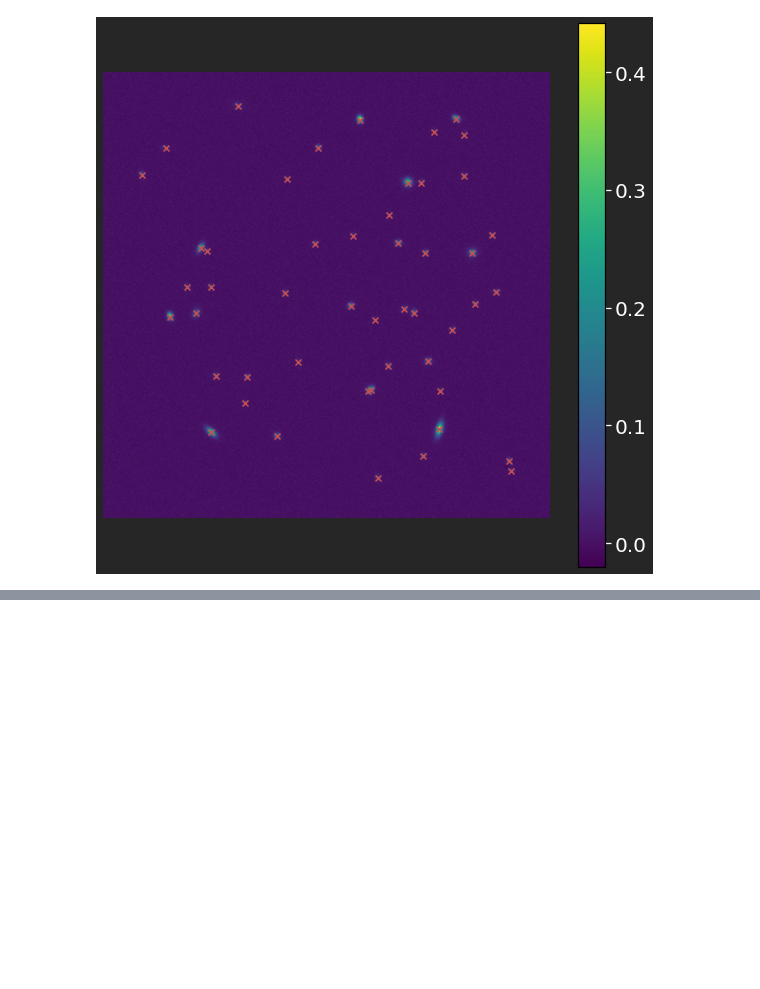
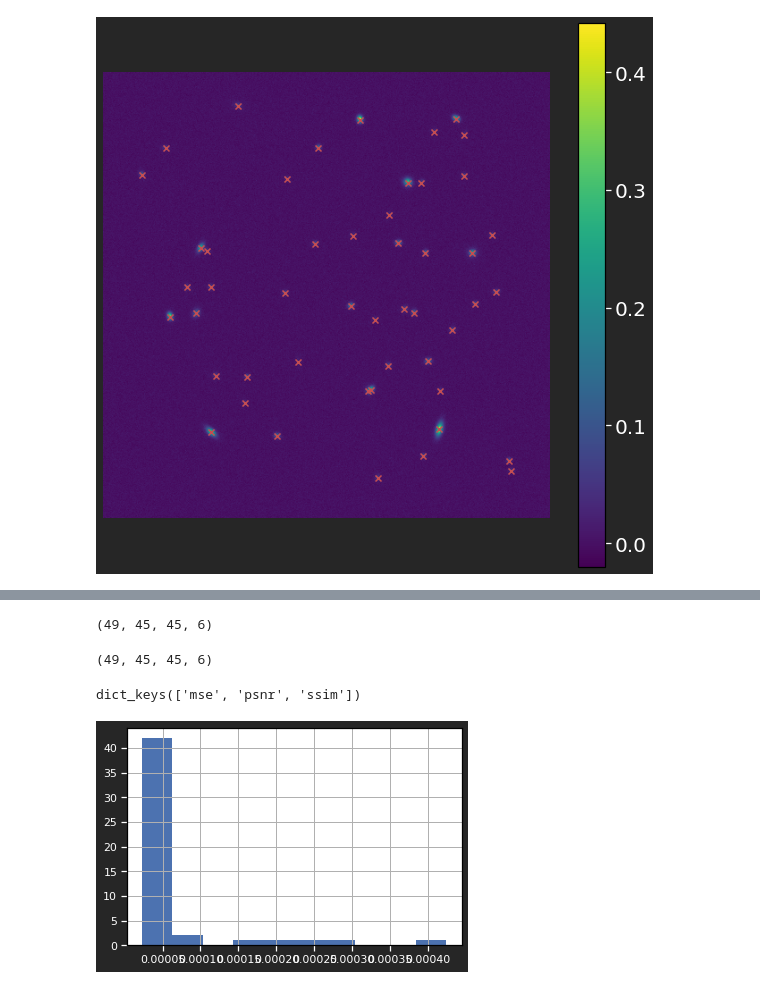
Before and after one commit to b-biswas/MADNESS-legacy, a Jupyter notebook: notebooks/test_simultaneous_deblending.ipynb, the cells around one changed output, grey strips where cells are left out. Drawn from its saved outputs; the diff is of its cells as text; code cells hidden in the pictures; blank space fills up the shorter version.

Commit message:
Define metrics (#26)
* add channel last for extraction

* updated deblending

* update to decoupled sigma

* defined mertics

* updating notebook (temp)

* updated notebook

```diff
--- a/notebooks/test_simultaneous_deblending.ipynb
+++ b/notebooks/test_simultaneous_deblending.ipynb
@@ -304,0 +308,2 @@ tf.Tensor(
+# %%
+field_size = np.shape(blend['isolated_images'][0][i])[1]
@@ -304,0 +312,20 @@ tf.Tensor(
+# %%
+cutouts, list_idx = extract_cutouts(field_image=blend['blend_images'][0]/80000, galaxy_distances_to_center=np.array(detected_positions)-int(field_size/2), cutout_size=45, channel_last=False)
+# %%
+np.shape(cutouts)
+# %% [output]
+(49, 45, 45, 6)
+# %%
+np.shape(deb.components)
+# %% [output]
+(49, 45, 45, 6)
+# %%
+results=compute_reconstruction_metrics(deb.components, cutouts)
+# %%
+print(results.keys())
+# %% [output]
+dict_keys(['mse', 'psnr', 'ssim'])
+# %%
+plt.hist(results["mse"]);
+# %% [output]
+[figure, added]
```
Also changed, not shown: parts of 13 cells of this notebook, 3 other files.
